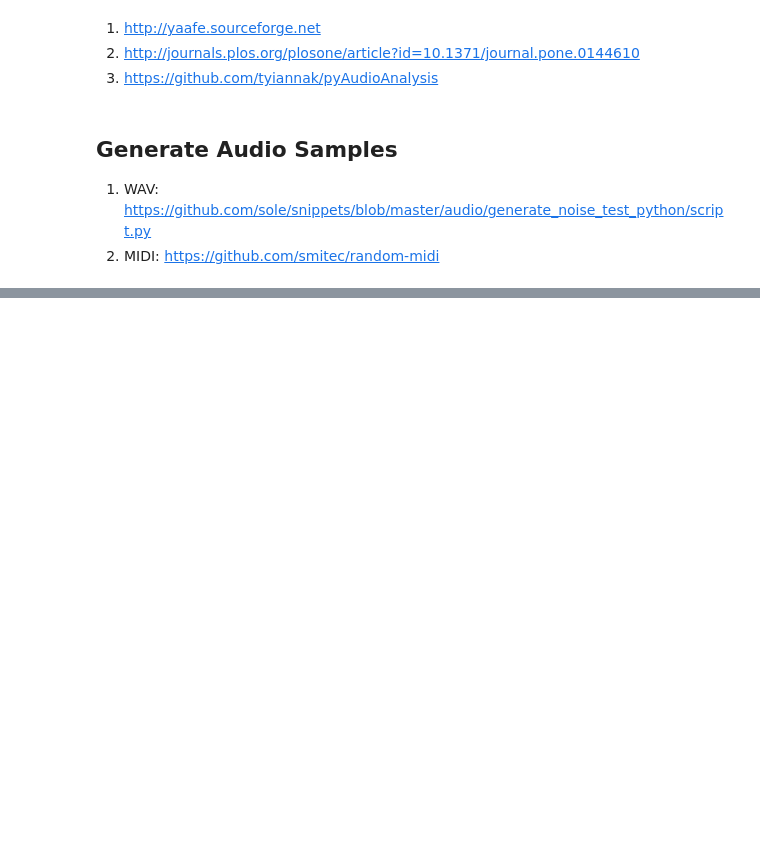
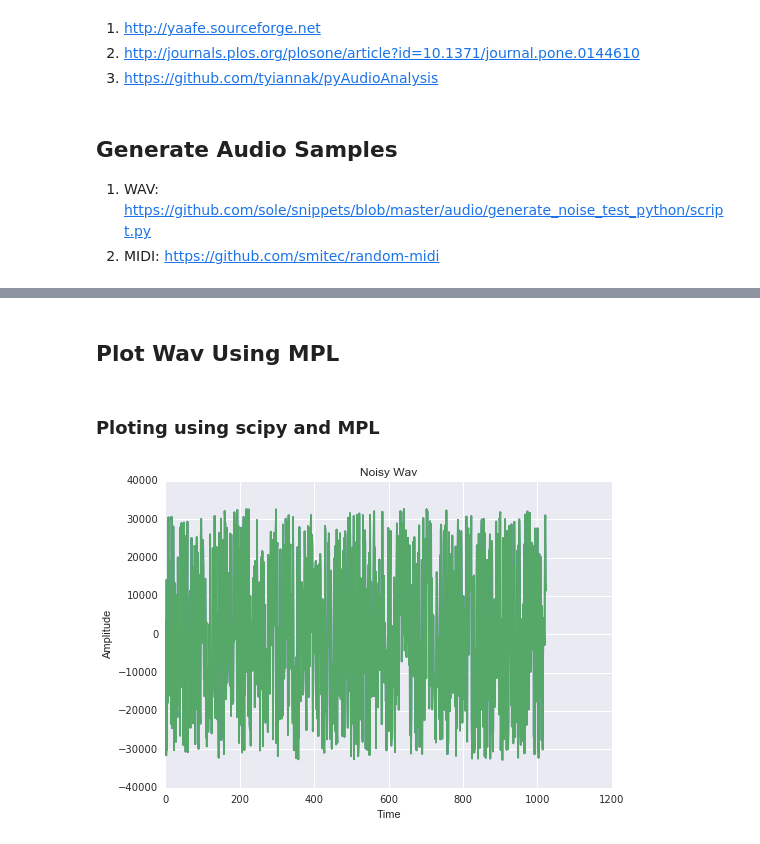
Before and after one commit to kthakore/musigan, a Jupyter notebook: notebooks/01 - Initial Research.ipynb, the cells around one changed output, grey strips where cells are left out. Saved outputs shown, nothing was run; the diff lists cells and outputs as text; code cells hidden in the pictures; blank space fills up the shorter version.

Commit message:
More reserch on how to explore audio wav files

```diff
--- a/notebooks/01 - Initial Research.ipynb
+++ b/notebooks/01 - Initial Research.ipynb
@@ -33,0 +72,2 @@ the audio features back to audio.
+# %% [markdown]
+## Plot Wav Using MPL
@@ -33,0 +87,19 @@ the audio features back to audio.
+# %% [markdown]
+### Ploting using scipy and MPL
+# %%
+from scipy.io.wavfile import read
+
+# read audio samples
+input_data = read(filename)
+audio = input_data[1]
+# plot the first 1024 samples
+plt.plot(audio[0:1024])
+# label the axes
+plt.ylabel("Amplitude")
+plt.xlabel("Time")
+# set the title
+plt.title("Noisy Wav")
+# display the plot
+plt.show()
+# %% [output]
+[figure, added]
```
Also changed, not shown: parts of 4 cells of this notebook, 1 other file.
